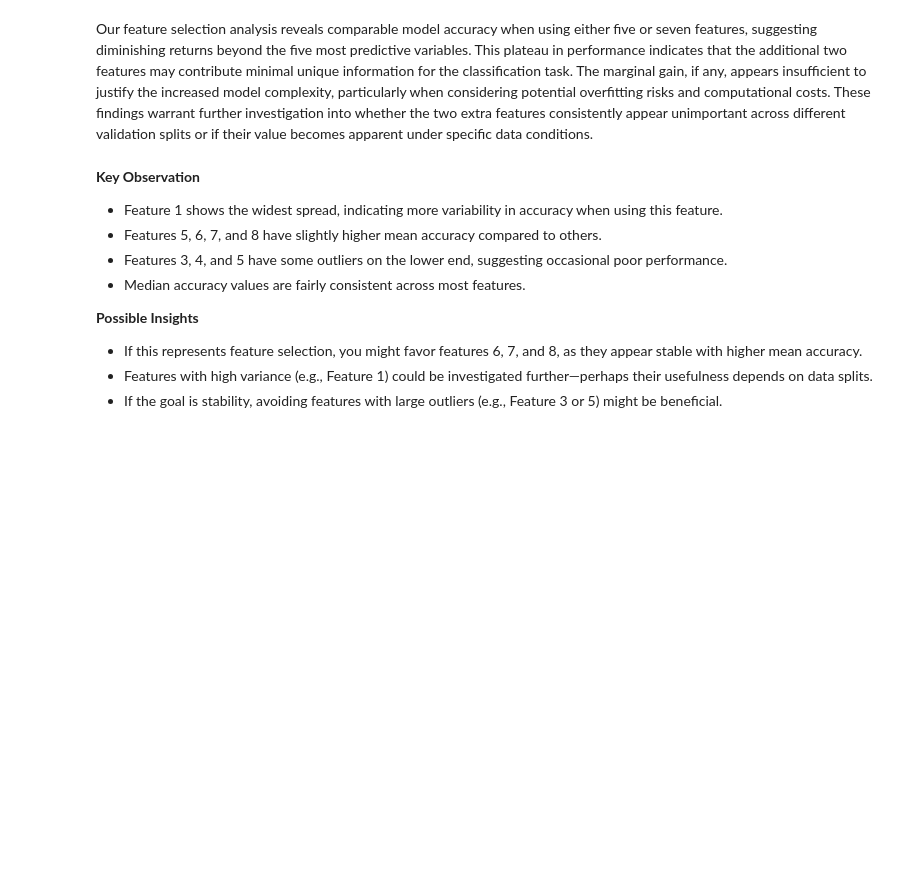
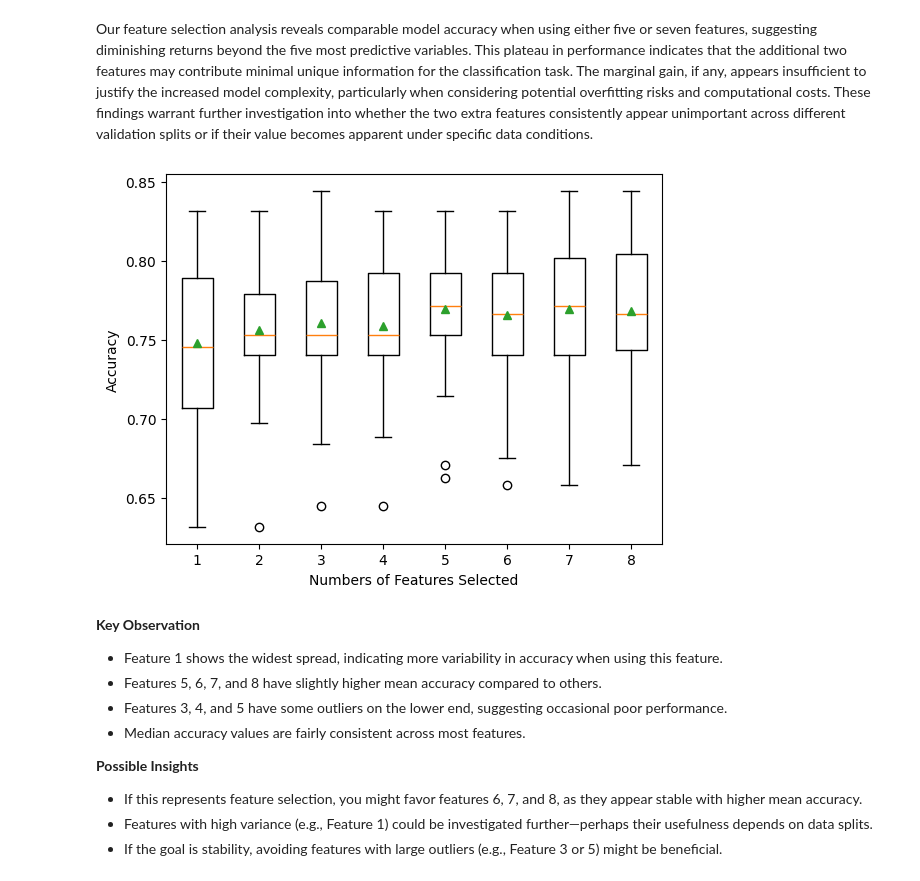
Before and after one commit to udel-cbcb/NIGMS-Sandbox-UD, a Jupyter notebook: Submodule_3/Tutorials/Submodule_3_Tutorial_11_Feature_Selection_Numerical_Input_Features.ipynb, the cells around one changed output. Saved outputs shown, nothing was run; the diff lists cells and outputs as text; code cells hidden in the pictures; blank space fills up the shorter version.

```diff
--- a/Submodule_3/Tutorials/Submodule_3_Tutorial_11_Feature_Selection_Numerical_Input_Features.ipynb
+++ b/Submodule_3/Tutorials/Submodule_3_Tutorial_11_Feature_Selection_Numerical_Input_Features.ipynb
@@ -601,20 +665,22 @@ Our feature selection analysis reveals comparable model accuracy when using eith
 # %%
 # Plotting a boxplot to compare the performance of different models
 
 # 'results' contains the performance data for each model (e.g., accuracy scores, etc.)
 # The 'boxplot' function creates the boxplot to visually compare the model performances
 # 'showmeans=True' will display the mean values in the boxplot
 pyplot.boxplot(results, showmeans=True)
 
 # Add x-axis and y-axis labels
-pyplot.xlabel("Feature Indices")
+pyplot.xlabel("Numbers of Features Selected")
 pyplot.ylabel("Accuracy")
 
 # Set the x-axis labels using 'xticklabels'
 pyplot.xticks(ticks=range(1, len(results) + 1))  # Set the feature names on the x-axis
 
 # Display the plot
 pyplot.show()  # Show the generated plot to the user
+# %% [output]
+[figure, added]
 # %% [markdown]
 **Key Observation**
 - Feature 1 shows the widest spread, indicating more variability in accuracy when using this feature.
```
Also changed, not shown: parts of 11 cells of this notebook, 6 other files.
